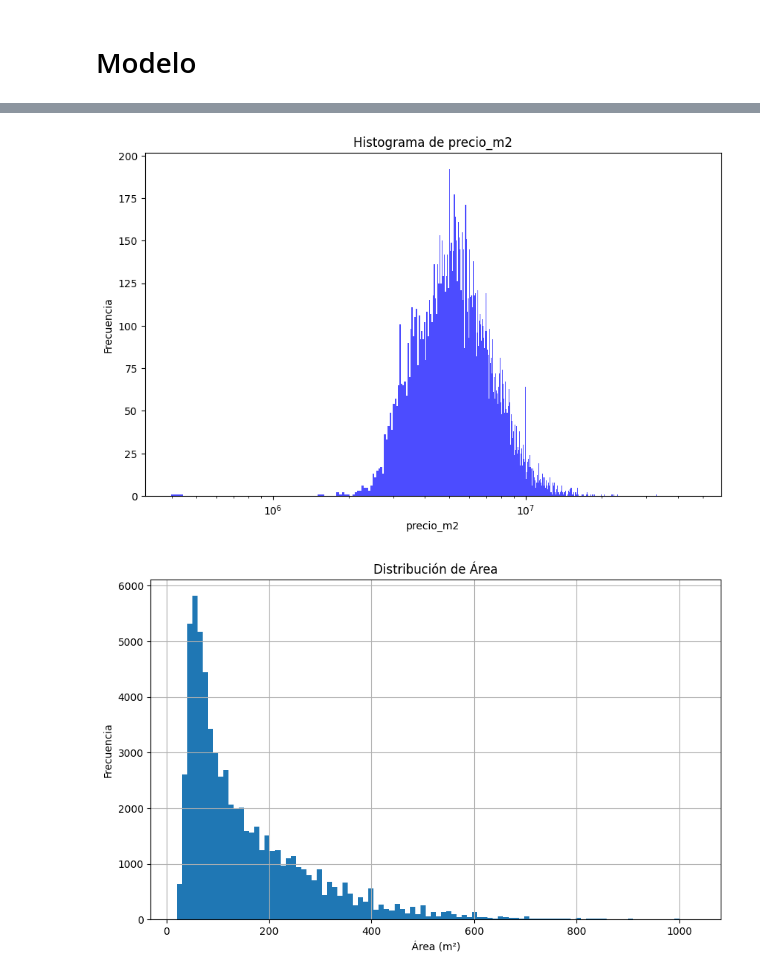
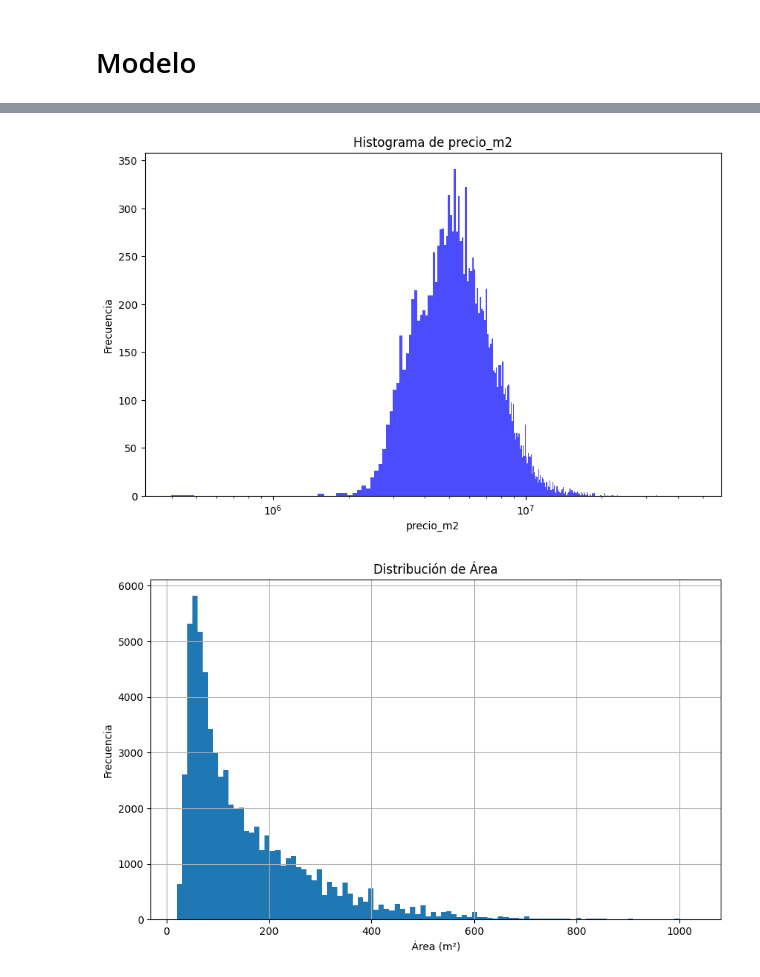
Before and after one commit to santiagogr10/Duppla, a Jupyter notebook: Notebooks/analysis.ipynb, the cells around one changed output, grey strips where cells are left out. Saved outputs shown, nothing was run; the diff lists cells and outputs as text; code cells hidden in the pictures.

```diff
--- a/Notebooks/analysis.ipynb
+++ b/Notebooks/analysis.ipynb
@@ -1146,28 +1146,26 @@ Con estas limpiezas y validaciones la base queda confiable para análisis de mer
 # Modelo
 # %%
 import pandas as pd
+import numpy as np
 
-# --- 0) Copia de la base principal (ya sin duplicados) ---
+# Copy and filter the DataFrame
 df = data_sin_duplicados.copy()
-
-
 df['piso'] = pd.to_numeric(df['piso'], errors='coerce')
 
-# --- 2) Filtrar:
-#     • piso informado y en rango 0‑70
-#     • tipo_inmueble == 'apartamento'
-# -----------------------------------------------
-df_piso = (
-    df
-      .dropna(subset=['piso'])
-      .loc[
-          lambda d:
-          (d['piso'].between(0, 70)) &
-          (d['tipo_inmueble'].str.lower() == 'apartamento')
-      ]
-      .reset_index(drop=True)
+# Define mask for valid piso and apartamento
+mask = (
+    df['piso'].between(1, 70) &
+    (df['tipo_inmueble'].str.lower() == 'apartamento')
 )
 
-print(f"Registros de apartamentos con 'piso' válido: {df_piso.shape[0]}")
-print(df_piso['piso'].describe())
+# Select numeric columns + 'subzona'
+numeric_cols = df.select_dtypes(include=[np.number]).columns.tolist()
+selected_cols = numeric_cols + ['subzona']
+
+# Apply filter and column selection
+df_piso = df.loc[mask, selected_cols].reset_index(drop=True)
+
+# Display result
+print(f"Filtered rows: {df_piso.shape[0]}")
+df_piso.head()
 # %% [output]
@@ -1212,16 +1216,16 @@ numeric_summary
 # %%
 import matplotlib.pyplot as plt
 
 # Create histogram for 'precio_m2'
 plt.figure(figsize=(10, 6))
-plt.hist(df_piso['precio_m2'].dropna(), bins=1000, color='blue', alpha=0.7)
+plt.hist(df_piso['precio_m2'].dropna(), bins=500, color='blue', alpha=0.7)
 plt.title('Histograma de precio_m2')
 plt.xscale('log')
 plt.xlabel('precio_m2')
 plt.ylabel('Frecuencia')
 plt.show()
 # %% [output]
-[figure, old version]
+[figure, new version]
 # %%
 import matplotlib.pyplot as plt
 
```
Also changed, not shown: parts of 12 cells of this notebook.
